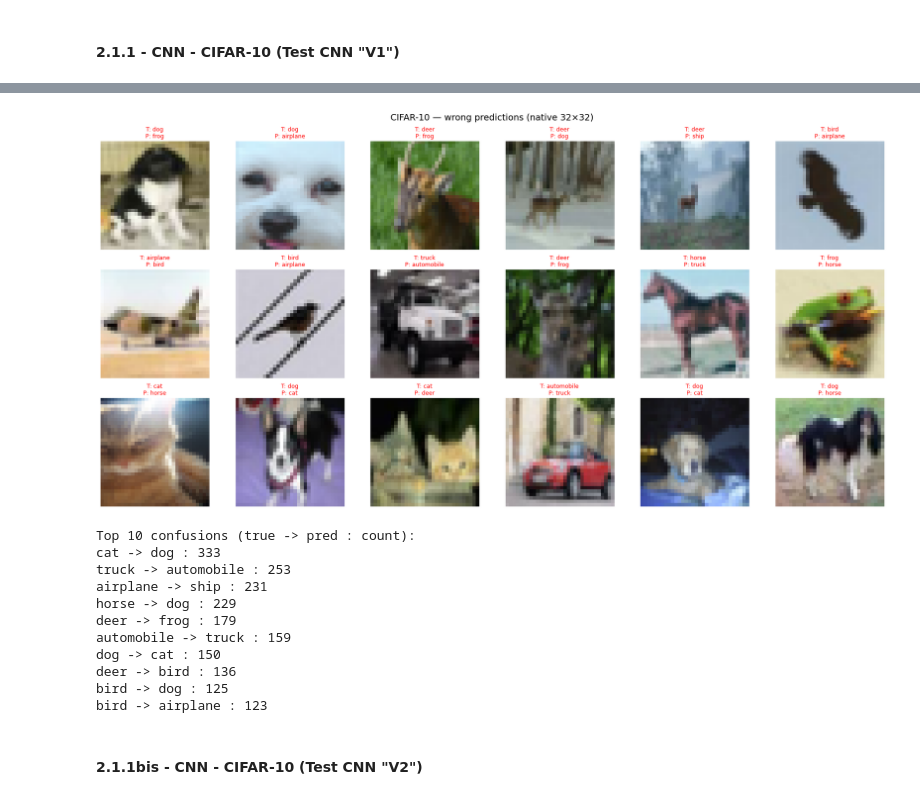
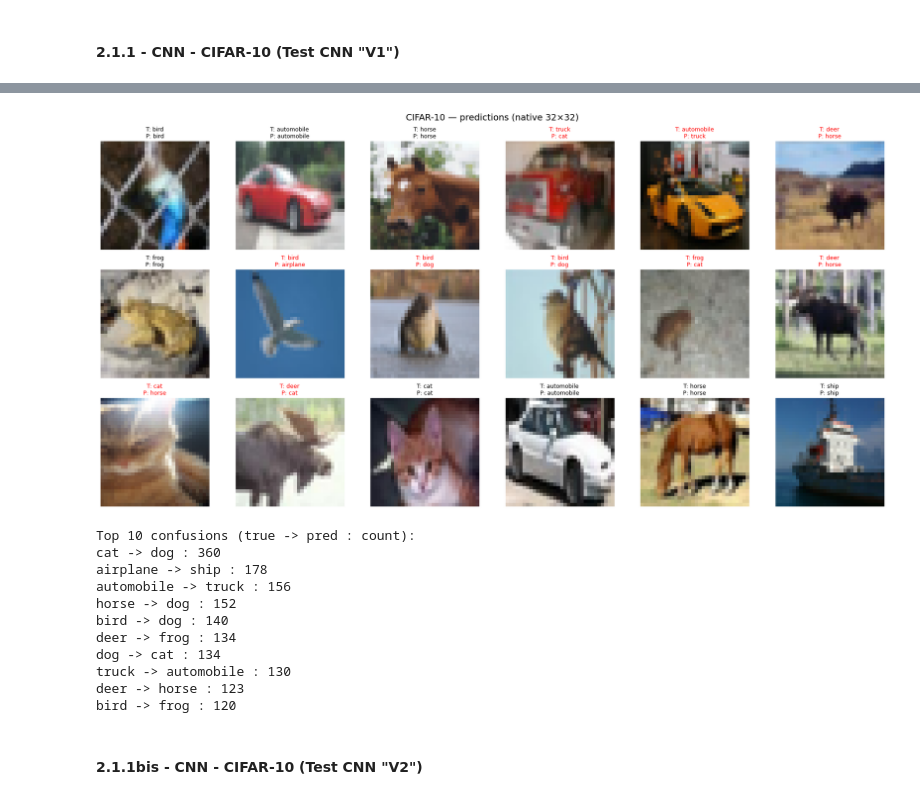
Before and after one commit to selim-ba/insa-hddl-group10, a Jupyter notebook: demo_project_3.ipynb, the cells around one changed output, grey strips where cells are left out. Drawn from its saved outputs; the diff is of its cells as text; code cells hidden in the pictures.

```diff
--- a/demo_project_3.ipynb
+++ b/demo_project_3.ipynb
@@ -54,3 +54,7 @@ from models.models_project_3 import Custom_CNN, Custom_CNN_v2
 # %%
-TRAIN_CNN_V1_CIFAR = False
+TRAIN_CNN_V1_CIFAR = True
 TRAIN_CNN_V2_CIFAR = True
+TRAIN_CNN_V1_FOOD = True
+TRAIN_CNN_V2_FOOD = True
+TRAIN_RESNET_CIFAR = True
+TRAIN_RESNET_FOOD = True
@@ -143,14 +163,14 @@ test_transform_cifar = transforms.Compose([
 train_cifar = datasets.CIFAR10(
     root="./datasets/dataset_project_3/cifar10",
     train=True,
-    download=False, # Set to False if already downloaded
+    download=True, # Set to False if already downloaded
     transform=train_transform_cifar
 )
 
 test_cifar = datasets.CIFAR10(
     root="./datasets/dataset_project_3/cifar10",
     train=False,
-    download=False,   # Set to False if already downloaded
+    download=True,   # Set to False if already downloaded
     transform=test_transform_cifar
 )
 
@@ -158,7 +178,7 @@ test_cifar = datasets.CIFAR10(
 viz_cifar_test = datasets.CIFAR10(
     root="./datasets/dataset_project_3/cifar10",
     train=False,
-    download=False,
+    download=True,
     transform=transforms.ToTensor()   # no resize, no normalize
 )
 # %% [markdown]
@@ -337,7 +383,7 @@ mps
 # %% [markdown]
 #### 2.1.1 - CNN - CIFAR-10 (Test CNN "V1")
 # %%
-MODEL_NAME = "cnn_v1_cifar_test_10ep"
+MODEL_NAME = "cnn_v1_cifar_30ep"
 if TRAIN_CNN_V1_CIFAR:
     # Training
     cifar_num_classes = len(cifar_class_names)
@@ -348,7 +394,7 @@ if TRAIN_CNN_V1_CIFAR:
         train_loader=cifar_loaders["train"],
         val_loader=cifar_loaders["val"],
         test_loader=cifar_loaders["test"],
-        epochs=10,
+        epochs=30,
         lr=3e-4,
         device=device,
         save_folder_name=f"{MODEL_NAME}",
@@ -404,23 +452,23 @@ Confusion matrix shape: (10, 10)
 # %%
-idxs = pick_indices(y_true, y_pred, n=18, only_errors=True, seed=0)
+idxs = pick_indices(y_true, y_pred, n=18, only_errors=False, seed=0)
 show_predictions_grid_viz(viz_cifar_test, idxs, y_true, y_pred, cifar_class_names,
-                          title="CIFAR-10 — wrong predictions (native 32×32)")
+                          title="CIFAR-10 — predictions (native 32×32)")
 # %% [output]
-[figure, old version]
+[figure, new version]
 # %%
 top_confusions(y_true, y_pred, cifar_class_names, top_k=10)
 # %% [output]
 Top 10 confusions (true -> pred : count):
-cat -> dog : 333
-truck -> automobile : 253
-airplane -> ship : 231
-horse -> dog : 229
-deer -> frog : 179
-automobile -> truck : 159
-dog -> cat : 150
-deer -> bird : 136
-bird -> dog : 125
-bird -> airplane : 123
+cat -> dog : 360
+airplane -> ship : 178
+automobile -> truck : 156
+horse -> dog : 152
+bird -> dog : 140
+deer -> frog : 134
+dog -> cat : 134
+truck -> automobile : 130
+deer -> horse : 123
+bird -> frog : 120
 # %% [markdown]
 #### 2.1.1bis - CNN - CIFAR-10 (Test CNN "V2")
 # %% [markdown]
```
Also changed, not shown: parts of 38 cells of this notebook.
